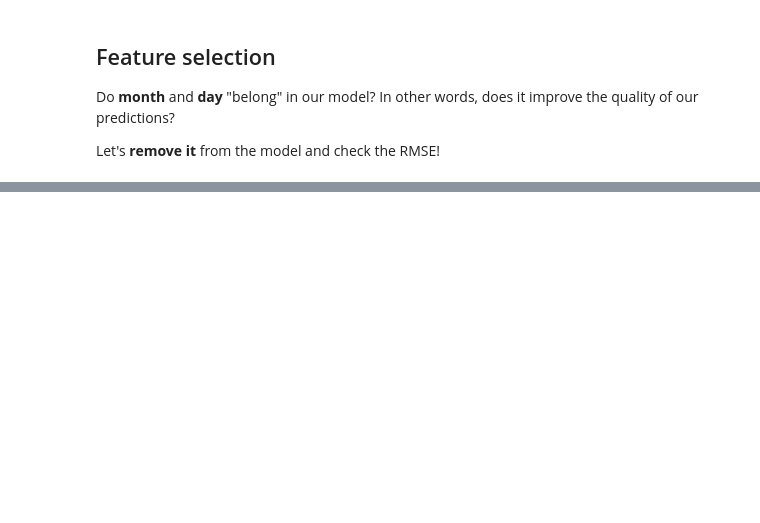
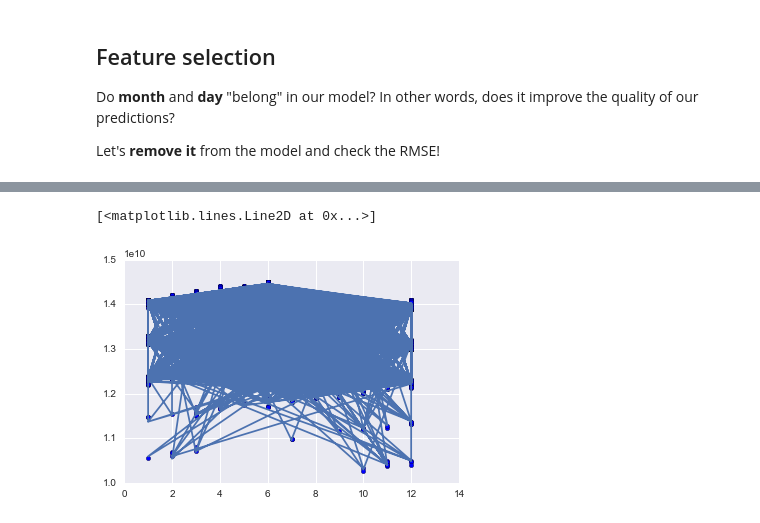
Before and after one commit to mgudipati-saven/ML, a Jupyter notebook: OrderNumSeqPredictionUsingLinearRegression.ipynb, the cells around one changed output, grey strips where cells are left out. Cells and saved outputs as stored; diff of their text form; code cells hidden in the pictures; blank space fills up the shorter version.

Commit message:
Using PolynomialFeatures

```diff
--- a/OrderNumSeqPredictionUsingLinearRegression.ipynb
+++ b/OrderNumSeqPredictionUsingLinearRegression.ipynb
@@ -371,0 +442,35 @@ Linear Regression doesn't appear to be the right model for this prediciton. The
+# %%
+# import model
+from sklearn.preprocessing import PolynomialFeatures
+
+# create a Python list of feature names
+feature_cols = ['year', 'month', 'day']
+
+# use the list to select a subset of the original DataFrame
+X = data[feature_cols]
+
+# transform to a 2 degree polynomial
+poly = PolynomialFeatures(degree=3)
+X = poly.fit_transform(X)
+
+# split into training and testing sets
+X_train, X_test, y_train, y_test = train_test_split(X, y, random_state=1)
+
+# fit the model to the training data (learn the coefficients)
+linreg.fit(X_train, y_train)
+print(linreg)
+
+# print the alpha, intercept and coefficients
+print('intercept: ', linreg.intercept_)
+print('coef: ', linreg.coef_.astype(int))
+
+# make predictions on the testing set
+y_pred = linreg.predict(X_test)
+
+print('Actual:   ', y_test[0:4].values)
+print('Predicted:', y_pred[0:4].astype(int))
+
+# compute the metrics
+print('MAE:', metrics.mean_absolute_error(y_test, y_pred))
+print('MSE:', metrics.mean_squared_error(y_test, y_pred))
+print('RMSE:', np.sqrt(metrics.mean_squared_error(y_test, y_pred)))
@@ -371,0 +490,6 @@ Linear Regression doesn't appear to be the right model for this prediciton. The
+# %%
+plt.scatter(X_test[:,2], y_test)
+plt.plot(X_test[:,2], y_pred)
+# %% [output]
+[<matplotlib.lines.Line2D at 0x...>]
+[figure, added]
```
Also changed, not shown: parts of 18 cells of this notebook, 1 other file.
